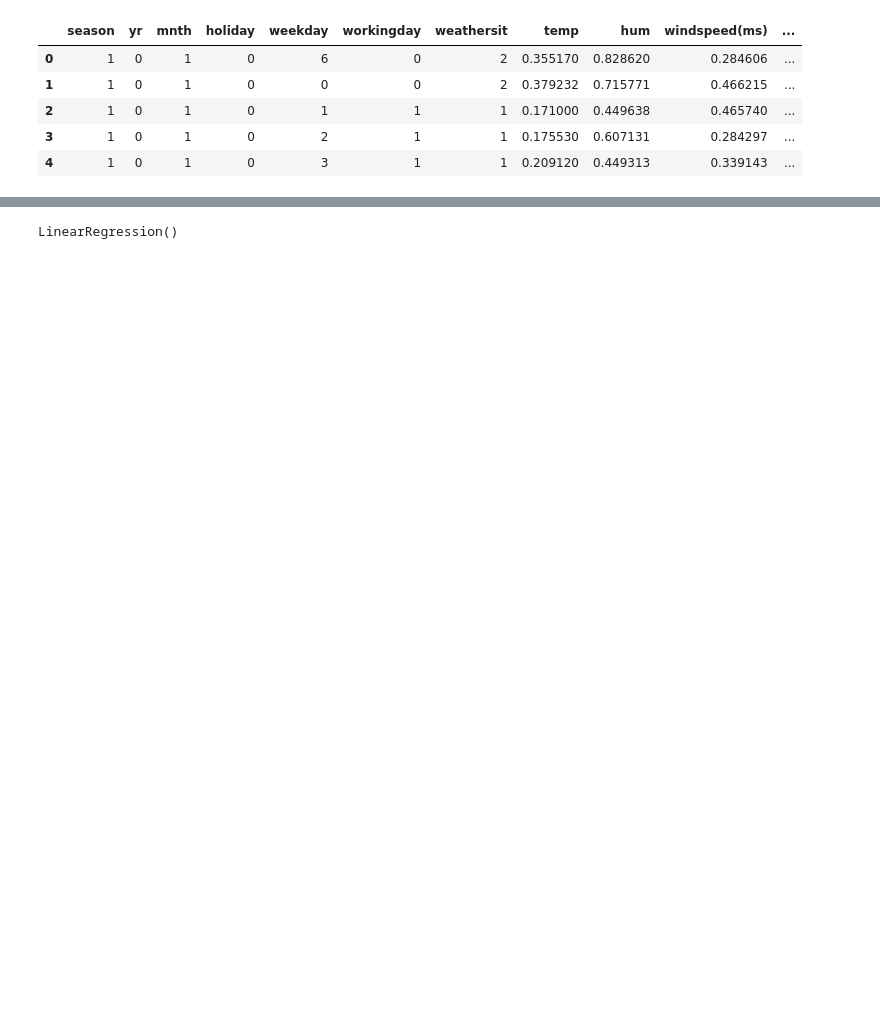
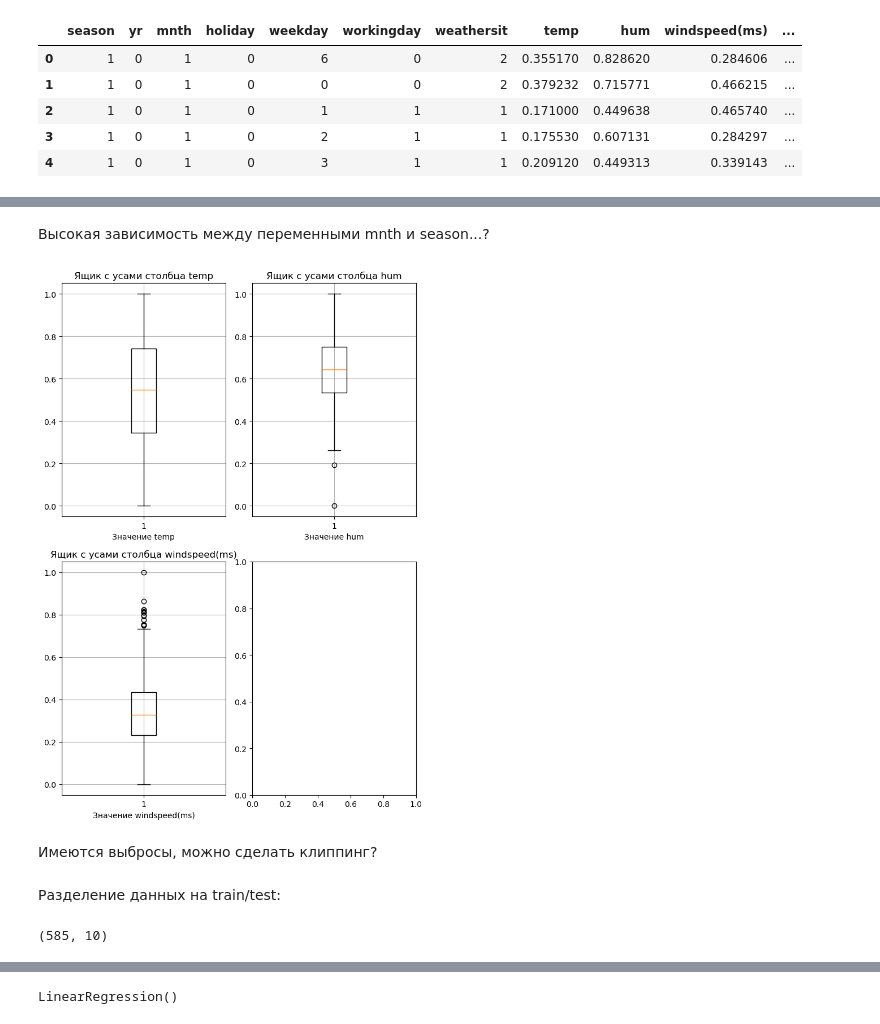
Before and after one commit to mienvenn/ml_models, a Jupyter notebook: example.ipynb, the cells around one changed output, grey strips where cells are left out. Saved outputs shown, nothing was run; the diff lists cells and outputs as text; code cells hidden in the pictures; blank space fills up the shorter version.

```diff
--- a/example.ipynb
+++ b/example.ipynb
@@ -14,3 +119,23 @@ data.head()
+# %% [markdown]
+Высокая зависимость между переменными mnth и season...?
+# %%
+fig, axes = plt.subplots(nrows=2, ncols=2, figsize=(7, 10))
+for i, column in enumerate(columns):
+    row = i // 2
+    col = i % 2
+    axes[row, col].boxplot(data[column])
+    axes[row, col].set_title(f"Ящик с усами столбца {column}")
+    axes[row, col].set_xlabel(f"Значение {column}")
+    axes[row, col].grid(True)
+
+plt.tight_layout()
+plt.show()
+# %% [output]
+[figure, added]
+# %% [markdown]
+Имеются выбросы, можно сделать клиппинг?
+# %% [markdown]
+Разделение данных на train/test:
 # %%
 y = data["cnt"]
 X = data.drop("cnt", axis=1)
@@ -16,0 +146,4 @@ X = data.drop("cnt", axis=1)
+# %%
+X_train.shape
+# %% [output]
+(585, 10)
```
Also changed, not shown: parts of 39 cells of this notebook.
